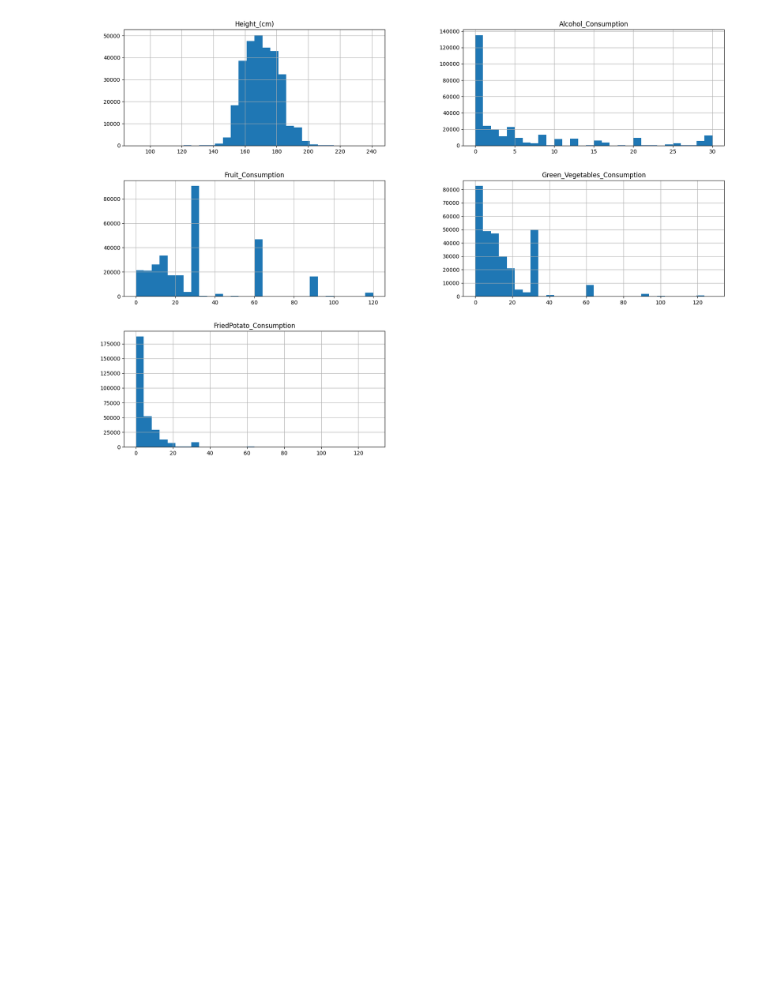
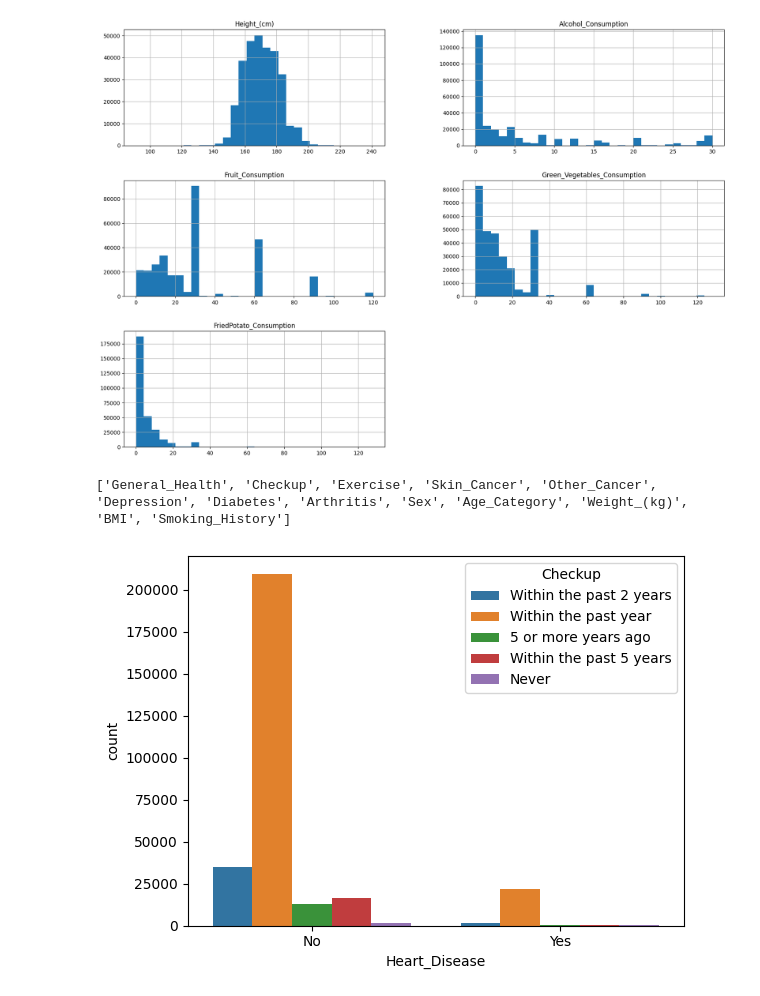
Before and after one commit to gir-yay/AI, a Jupyter notebook: projet.ipynb, the cells around one changed output. Drawn from its saved outputs; the diff is of its cells as text; code cells hidden in the pictures; blank space fills up the shorter version.

```diff
--- a/projet.ipynb
+++ b/projet.ipynb
@@ -132,0 +131,6 @@ sns.countplot(x="Heart_Disease",data=dataset, palette='coolwarm', hue='General_H
+# %%
+columns = dataset.columns
+object_columns = dataset.drop(dataset.columns[3], axis=1).select_dtypes(include='object').columns.tolist()# Print the names of object columns
+print(object_columns)
+# %% [output]
+['General_Health', 'Checkup', 'Exercise', 'Skin_Cancer', 'Other_Cancer', 'Depression', 'Diabetes', 'Arthritis', 'Sex', 'Age_Category', 'Weight_(kg)', 'BMI', 'Smoking_History']
@@ -132,0 +142,5 @@ sns.countplot(x="Heart_Disease",data=dataset, palette='coolwarm', hue='General_H
+# %%
+sns.countplot(x =target_column , hue = "Checkup", data = dataset)
+plt.show()
+# %% [output]
+[figure, added]
```
Also changed, not shown: parts of 12 cells of this notebook.
